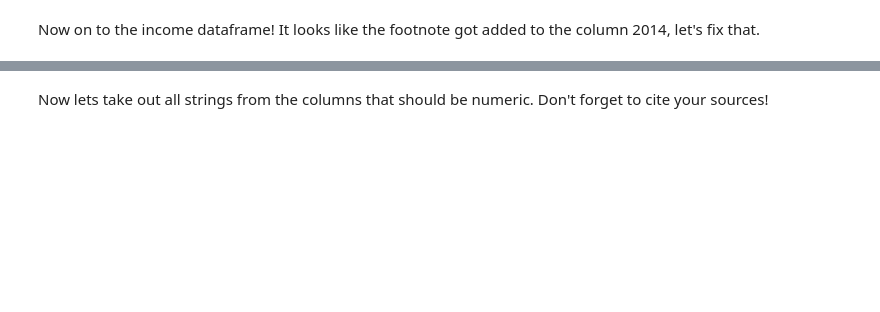
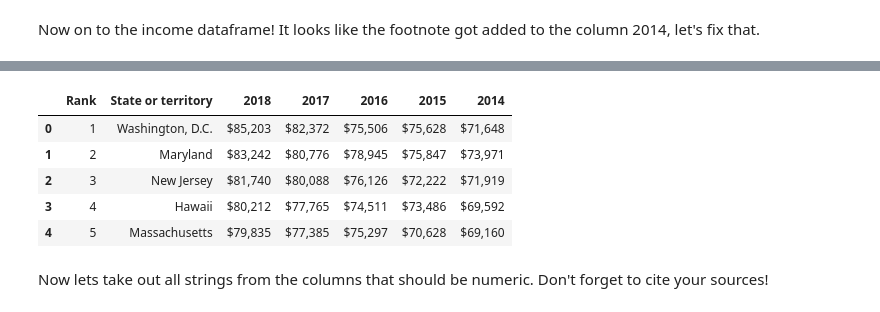
Before and after one commit to Spring-21-TA-Notebooks/John-Notebooks, a Jupyter notebook: John TA Session - 6.ipynb, the cells around one changed output, grey strips where cells are left out. Cells and saved outputs as stored; diff of their text form; code cells hidden in the pictures; blank space fills up the shorter version.

```diff
--- a/John TA Session - 6.ipynb
+++ b/John TA Session - 6.ipynb
@@ -49,5 +119,14 @@ inc_df.head()
 # %%
 inc_df=inc_df.rename({'2014[note 2]': '2014'},axis=1)
+# %%
+inc_df.head()
+# %% [output]
+|  | Rank | State or territory | 2018 | 2017 | 2016 | 2015 | 2014 |
+| 0 | 1 | Washington, D.C. | $85,203 | $82,372 | $75,506 | $75,628 | $71,648 |
+| 1 | 2 | Maryland | $83,242 | $80,776 | $78,945 | $75,847 | $73,971 |
+| 2 | 3 | New Jersey | $81,740 | $80,088 | $76,126 | $72,222 | $71,919 |
+| 3 | 4 | Hawaii | $80,212 | $77,765 | $74,511 | $73,486 | $69,592 |
+| 4 | 5 | Massachusetts | $79,835 | $77,385 | $75,297 | $70,628 | $69,160 |
 # %% [markdown]
 Now lets take out all strings from the columns that should be numeric. Don't forget to cite your sources!
 # %%
```
Also changed, not shown: parts of 35 cells of this notebook.
